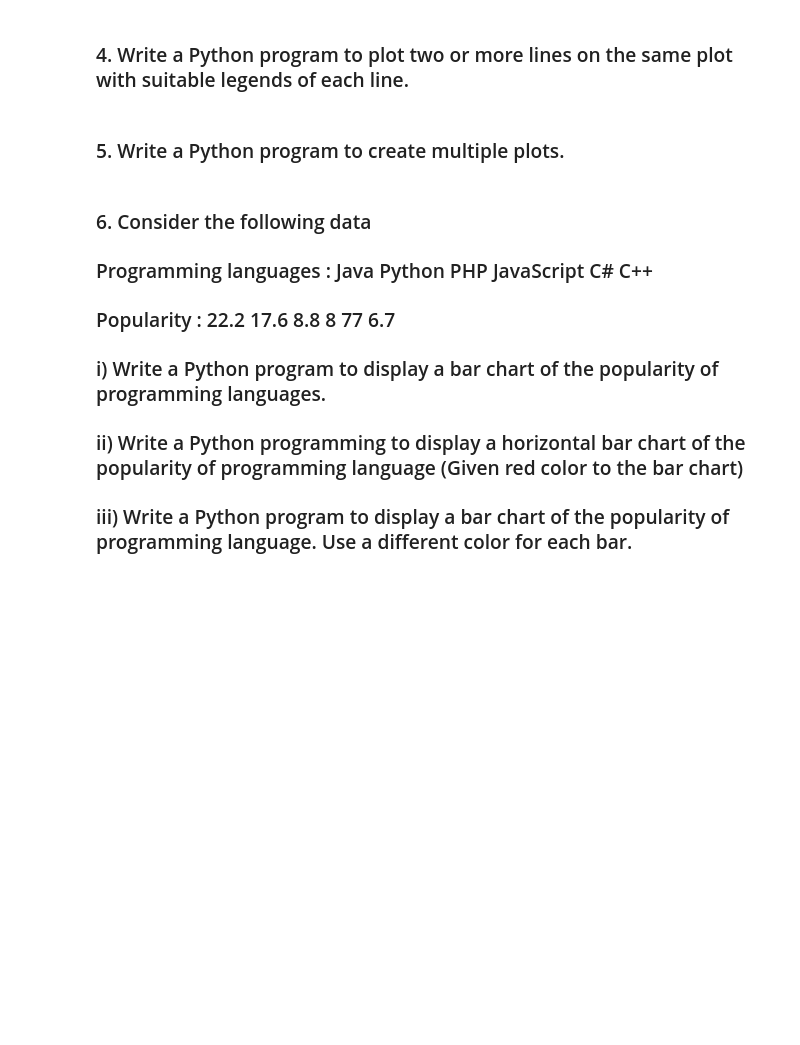
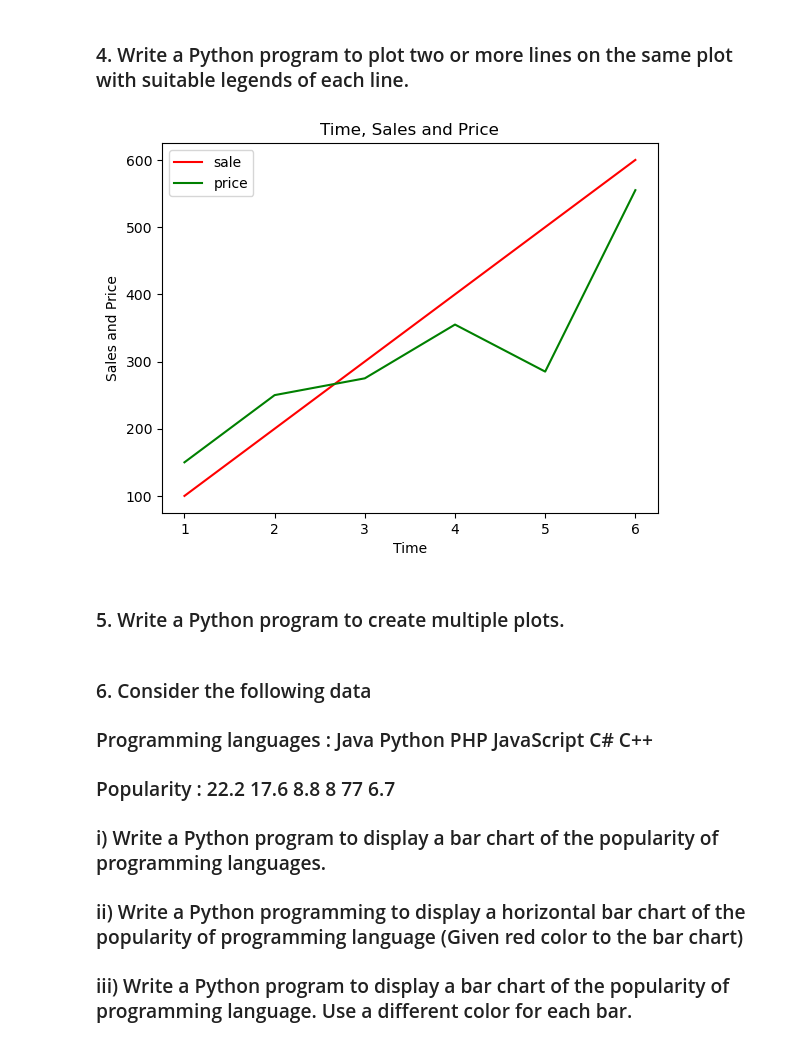
Before and after one commit to Anandv0007/S3_MCA, a Jupyter notebook: DATA SCIENCE/Matplotlib.ipynb, the cells around one changed output. Cells and saved outputs as stored; diff of their text form; code cells hidden in the pictures; blank space fills up the shorter version.

```diff
--- a/DATA SCIENCE/Matplotlib.ipynb
+++ b/DATA SCIENCE/Matplotlib.ipynb
@@ -19,5 +51,22 @@ NameError: name 'X' is not defined
 # %% [markdown]
 ### 4. Write a Python program to plot two or more lines on the same plot with suitable legends of each line.
+# %%
+time = [1, 2, 3, 4, 5, 6]
+sale = [100, 200, 300, 400, 500, 600]
+price = [150, 250, 275, 355, 285, 555]
+
+plt.plot(time, sale, color='red')
+plt.plot(time,price, color='green')
+
+plt.title('Time, Sales and Price')
+plt.xlabel('Time')
+plt.ylabel('Sales and Price')
+
+plt.legend(['sale','price'])
+
+plt.show()
+# %% [output]
+[figure, added]
 # %% [markdown]
 ### 5. Write a Python program to create multiple plots.
 # %% [markdown]
```
Also changed, not shown: parts of 5 cells of this notebook, 1 other file.
